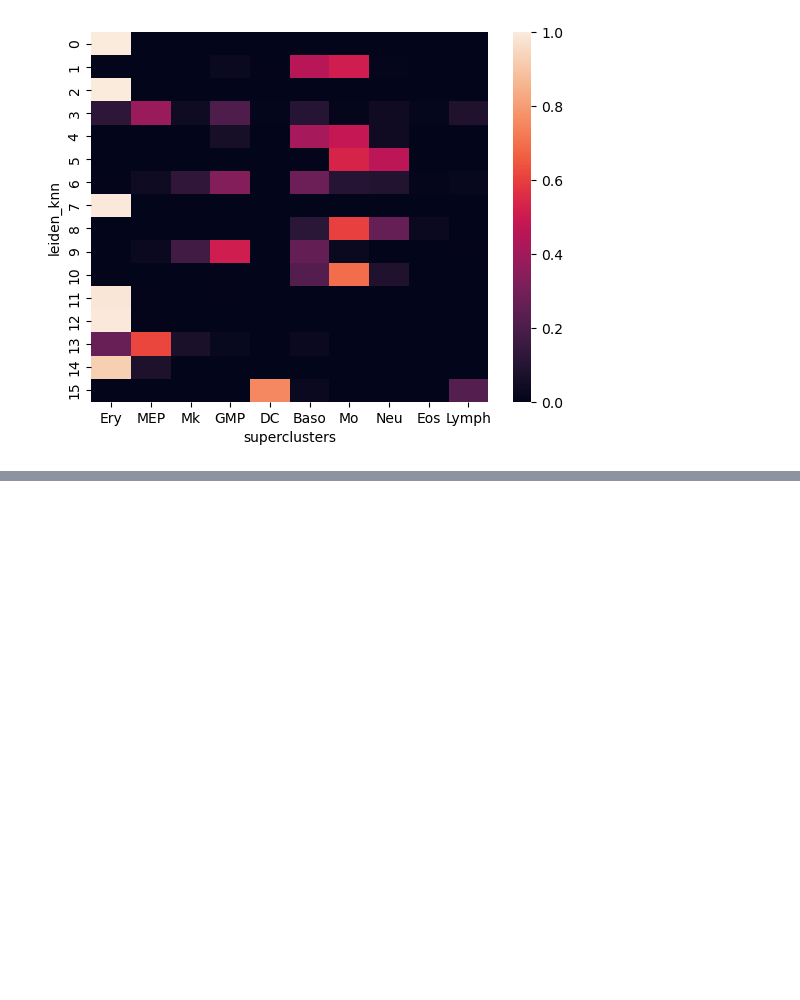
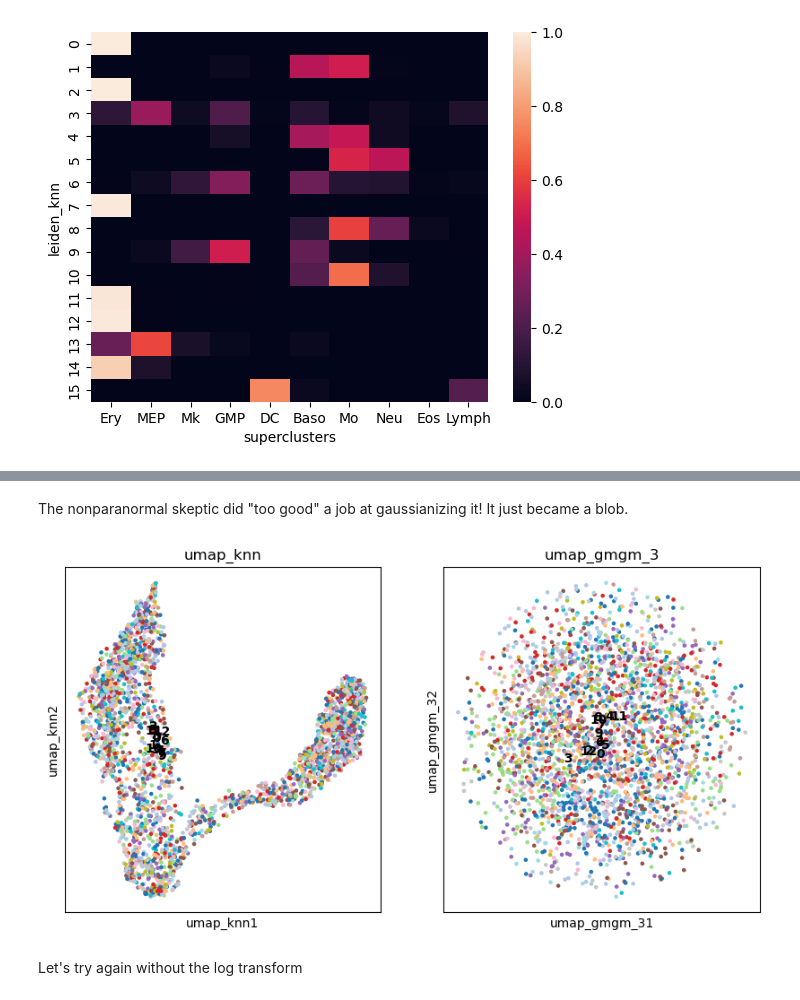
Before and after one commit to BaileyAndrew/GmGM-python, a Jupyter notebook: examples/example.ipynb, the cells around one changed output, grey strips where cells are left out. Saved outputs shown, nothing was run; the diff lists cells and outputs as text; code cells hidden in the pictures; blank space fills up the shorter version.

Commit message:
Added nonparanormal skeptic in examples.ipynb

```diff
--- a/examples/example.ipynb
+++ b/examples/example.ipynb
@@ -335,0 +342,11 @@ pass
+# %%
+dataset: Dataset = Dataset(
+    dataset={
+        "scRNA": da.from_array(paul15.X)
+    },
+    structure={
+        "scRNA": ("cell", "gene")
+    }
+)
+dataset.print_memory_usage()
+dataset
@@ -335,0 +386,17 @@ pass
+# %%
+# Add our graph into the anndata object
+paul15.uns['gmgm_3_cells'] = {
+    'connectivities_key': 'gmgm_3_connectivities',
+    'distances_key': 'cells_distances',
+}
+paul15.uns['gmgm_3_cells']['params'] = {
+    'n_neighbors': N_NEIGHBORS,
+    'method': 'gmgm',
+    'random_state': RANDOM_STATE,
+    'metric': 'euclidean'
+}
+paul15.obsp['gmgm_3_connectivities'] = abs(dataset.precision_matrices['cell']).tocsr()
+
+# Save the gmgm UMAP embedding
+sc.tl.umap(paul15, neighbors_key='gmgm_3_cells', n_components=3, random_state=RANDOM_STATE)
+paul15.obsm['X_umap_gmgm_3'] = paul15.obsm['X_umap'].copy()
@@ -335,0 +407,14 @@ pass
+# %% [markdown]
+The nonparanormal skeptic did "too good" a job at gaussianizing it!  It just became a blob.
+# %%
+many_embeddings(
+    paul15,
+    embeddings=['umap_knn', 'umap_gmgm_3'],
+    color='leiden_gmgm_3',
+    palette="tab20",
+    legend_loc='on data',
+)
+# %% [output]
+[figure, added]
+# %% [markdown]
+Let's try again without the log transform
```
Also changed, not shown: parts of 12 cells of this notebook.
